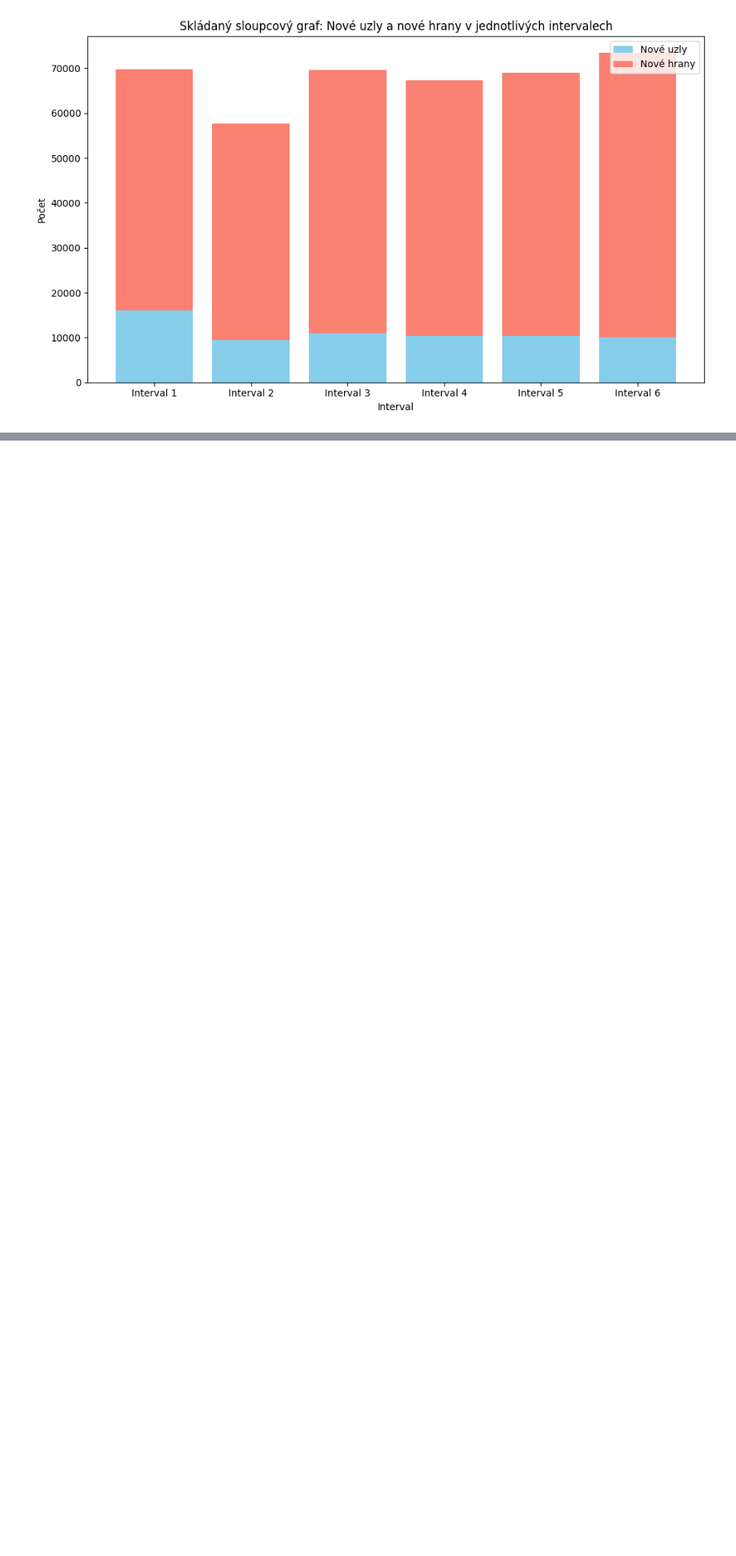
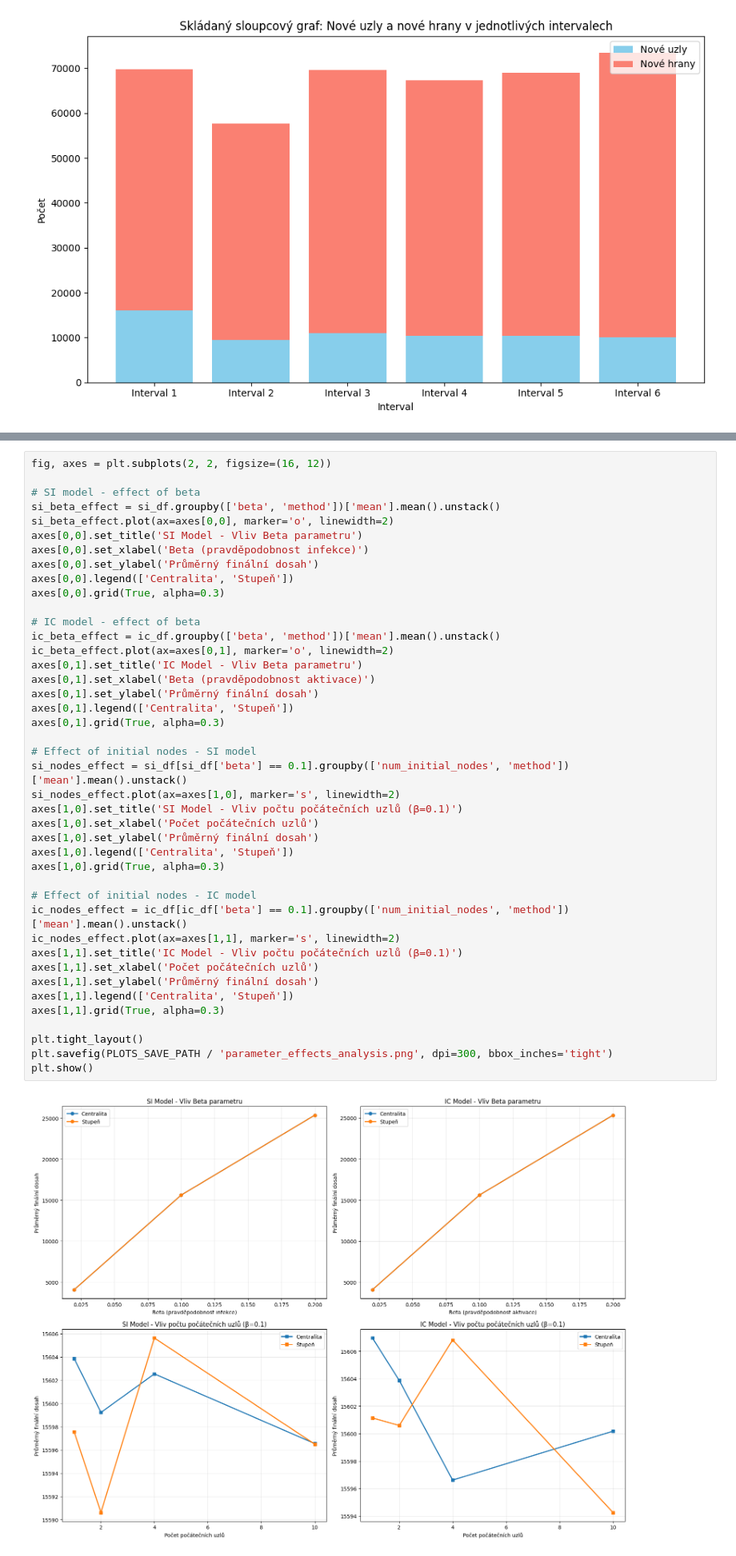
Before and after one commit to SLI0124/metody-analyzy-siti-ii, a Jupyter notebook: projects/data_analysis.ipynb, the cells around one changed output, grey strips where cells are left out. Shown at 80% size. Drawn from its saved outputs; the diff is of its cells as text; blank space fills up the shorter version.

```diff
--- a/projects/data_analysis.ipynb
+++ b/projects/data_analysis.ipynb
@@ -2170,0 +2429,44 @@ plt.show()
+# %%
+fig, axes = plt.subplots(2, 2, figsize=(16, 12))
+
+# SI model - effect of beta
+si_beta_effect = si_df.groupby(['beta', 'method'])['mean'].mean().unstack()
+si_beta_effect.plot(ax=axes[0,0], marker='o', linewidth=2)
+axes[0,0].set_title('SI Model - Vliv Beta parametru')
+axes[0,0].set_xlabel('Beta (pravděpodobnost infekce)')
+axes[0,0].set_ylabel('Průměrný finální dosah')
+axes[0,0].legend(['Centralita', 'Stupeň'])
+axes[0,0].grid(True, alpha=0.3)
+
+# IC model - effect of beta
+ic_beta_effect = ic_df.groupby(['beta', 'method'])['mean'].mean().unstack()
+ic_beta_effect.plot(ax=axes[0,1], marker='o', linewidth=2)
+axes[0,1].set_title('IC Model - Vliv Beta parametru')
+axes[0,1].set_xlabel('Beta (pravděpodobnost aktivace)')
+axes[0,1].set_ylabel('Průměrný finální dosah')
+axes[0,1].legend(['Centralita', 'Stupeň'])
+axes[0,1].grid(True, alpha=0.3)
+
+# Effect of initial nodes - SI model
+si_nodes_effect = si_df[si_df['beta'] == 0.1].groupby(['num_initial_nodes', 'method'])['mean'].mean().unstack()
+si_nodes_effect.plot(ax=axes[1,0], marker='s', linewidth=2)
+axes[1,0].set_title('SI Model - Vliv počtu počátečních uzlů (β=0.1)')
+axes[1,0].set_xlabel('Počet počátečních uzlů')
+axes[1,0].set_ylabel('Průměrný finální dosah')
+axes[1,0].legend(['Centralita', 'Stupeň'])
+axes[1,0].grid(True, alpha=0.3)
+
+# Effect of initial nodes - IC model
+ic_nodes_effect = ic_df[ic_df['beta'] == 0.1].groupby(['num_initial_nodes', 'method'])['mean'].mean().unstack()
+ic_nodes_effect.plot(ax=axes[1,1], marker='s', linewidth=2)
+axes[1,1].set_title('IC Model - Vliv počtu počátečních uzlů (β=0.1)')
+axes[1,1].set_xlabel('Počet počátečních uzlů')
+axes[1,1].set_ylabel('Průměrný finální dosah')
+axes[1,1].legend(['Centralita', 'Stupeň'])
+axes[1,1].grid(True, alpha=0.3)
+
+plt.tight_layout()
+plt.savefig(PLOTS_SAVE_PATH / 'parameter_effects_analysis.png', dpi=300, bbox_inches='tight')
+plt.show()
+# %% [output]
+[figure, added]
```
Also changed, not shown: parts of 20 cells of this notebook.
